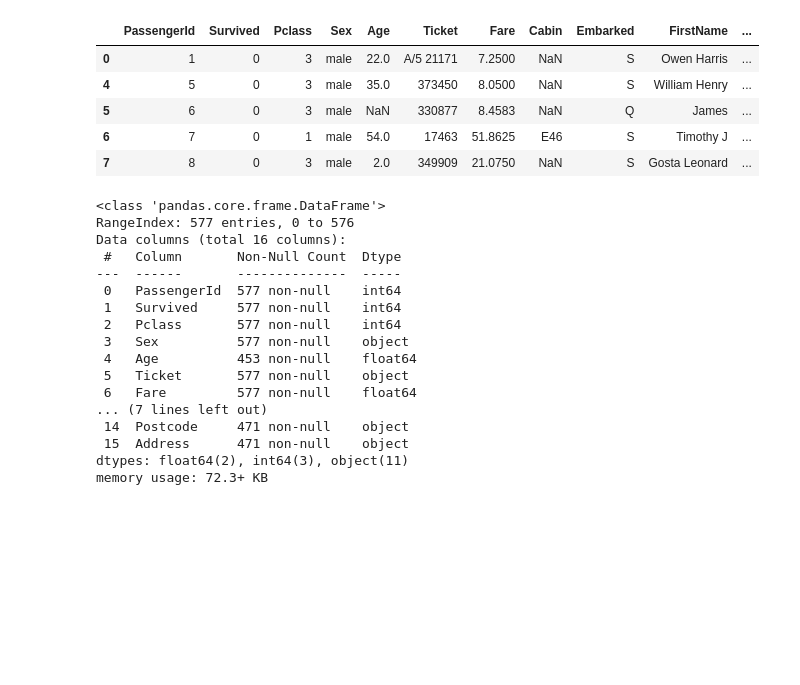
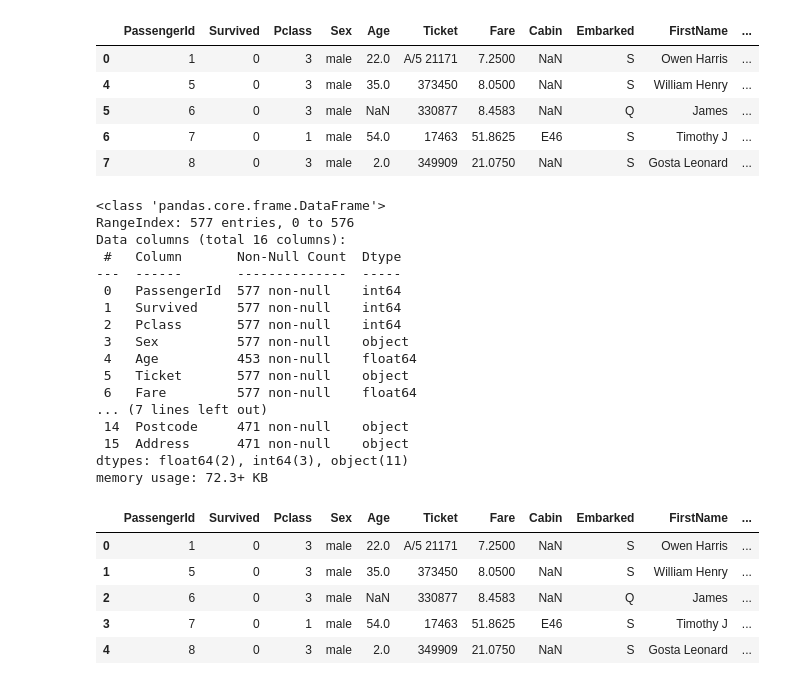
Before and after one commit to AndreasNoklebye/TECH2-H24, a Jupyter notebook: workshop4/workshop4.ipynb, the cells around one changed output. Cells and saved outputs as stored; diff of their text form; code cells hidden in the pictures; blank space fills up the shorter version.

```diff
--- a/workshop4/workshop4.ipynb
+++ b/workshop4/workshop4.ipynb
@@ -389,21 +389,28 @@ df1.head(5)
 # %%
 df = pd.merge(df1,df2, on =['Title', "LastName", 'FirstName'], how ='left')
 df.info()
+df.head(5)
 # %% [output]
 <class 'pandas.core.frame.DataFrame'>
 RangeIndex: 577 entries, 0 to 576
 Data columns (total 16 columns):
  #   Column       Non-Null Count  Dtype
 ---  ------       --------------  -----
  0   PassengerId  577 non-null    int64
  1   Survived     577 non-null    int64
  2   Pclass       577 non-null    int64
  3   Sex          577 non-null    object
  4   Age          453 non-null    float64
  5   Ticket       577 non-null    object
  6   Fare         577 non-null    float64
 ... (7 lines left out)
  14  Postcode     471 non-null    object
  15  Address      471 non-null    object
 dtypes: float64(2), int64(3), object(11)
 memory usage: 72.3+ KB
+|  | PassengerId | Survived | Pclass | Sex | Age | Ticket | Fare | Cabin | Embarked | FirstName | ... |
+| 0 | 1 | 0 | 3 | male | 22.0 | A/5 21171 | 7.2500 | NaN | S | Owen Harris | ... |
+| 1 | 5 | 0 | 3 | male | 35.0 | 373450 | 8.0500 | NaN | S | William Henry | ... |
+| 2 | 6 | 0 | 3 | male | NaN | 330877 | 8.4583 | NaN | Q | James | ... |
+| 3 | 7 | 0 | 1 | male | 54.0 | 17463 | 51.8625 | E46 | S | Timothy J | ... |
+| 4 | 8 | 0 | 3 | male | 2.0 | 349909 | 21.0750 | NaN | S | Gosta Leonard | ... |
```
Also changed, not shown: parts of 4 cells of this notebook.
